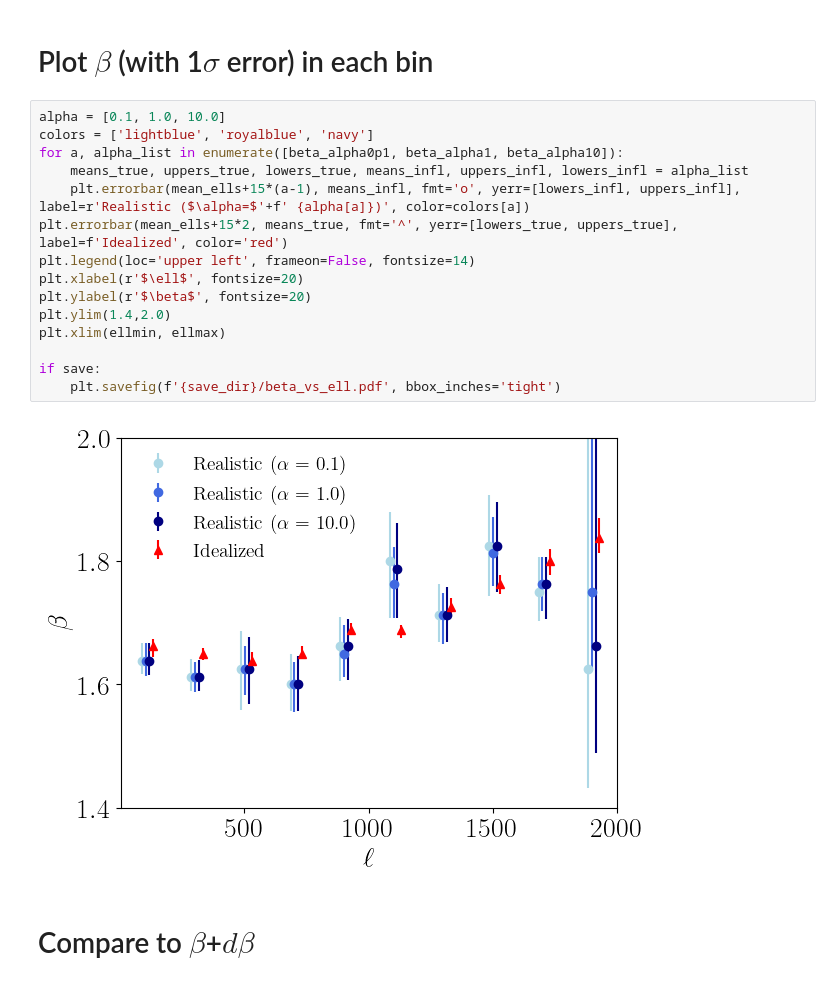
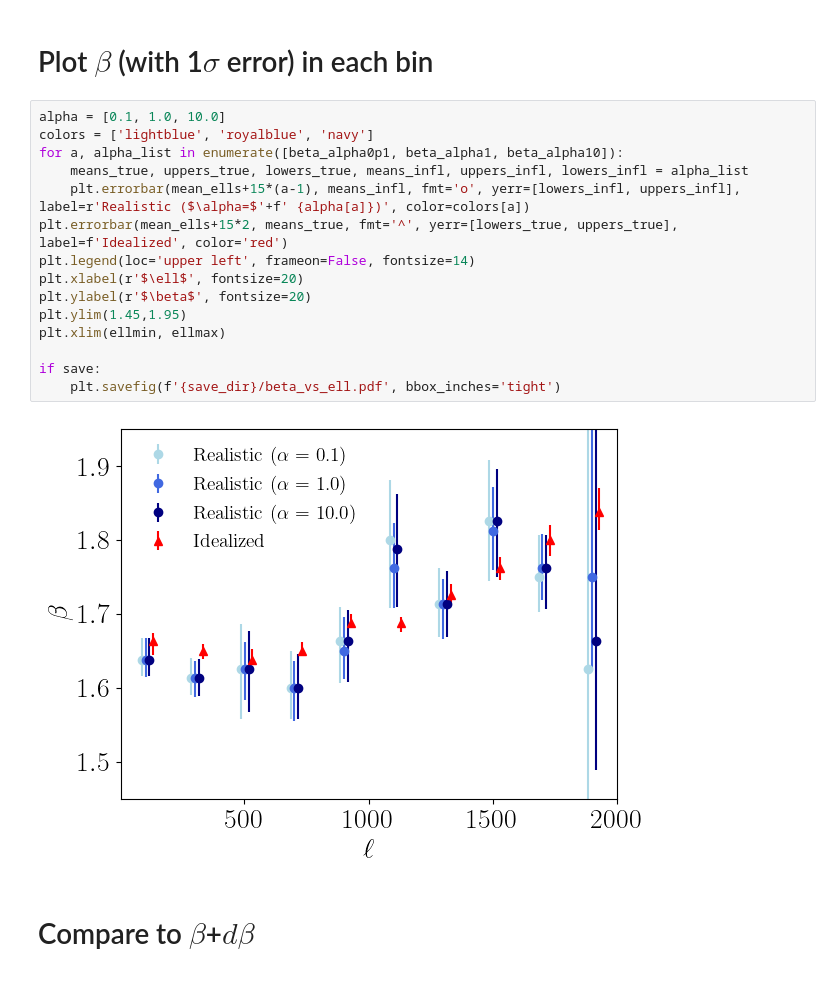
Before and after one commit to kmsurrao/CIB-deproj, a Jupyter notebook: paper_plots.ipynb, the cells around one changed output. Saved outputs shown, nothing was run; the diff lists cells and outputs as text.

```diff
--- a/paper_plots.ipynb
+++ b/paper_plots.ipynb
@@ -102,20 +102,20 @@ if save:
 # %%
 alpha = [0.1, 1.0, 10.0]
 colors = ['lightblue', 'royalblue', 'navy']
 for a, alpha_list in enumerate([beta_alpha0p1, beta_alpha1, beta_alpha10]):
     means_true, uppers_true, lowers_true, means_infl, uppers_infl, lowers_infl = alpha_list
     plt.errorbar(mean_ells+15*(a-1), means_infl, fmt='o', yerr=[lowers_infl, uppers_infl], label=r'Realistic ($\alpha=$'+f' {alpha[a]})', color=colors[a])
 plt.errorbar(mean_ells+15*2, means_true, fmt='^', yerr=[lowers_true, uppers_true], label=f'Idealized', color='red')
 plt.legend(loc='upper left', frameon=False, fontsize=14)
 plt.xlabel(r'$\ell$', fontsize=20)
 plt.ylabel(r'$\beta$', fontsize=20)
-plt.ylim(1.4,2.0)
+plt.ylim(1.45,1.95)
 plt.xlim(ellmin, ellmax)
 
 if save:
     plt.savefig(f'{save_dir}/beta_vs_ell.pdf', bbox_inches='tight')
 # %% [output]
-[figure, old version]
+[figure, new version]
 # %% [markdown]
 # Compare to $\beta$+$d\beta$
 # %%
```
Also changed, not shown: parts of 2 cells of this notebook.
